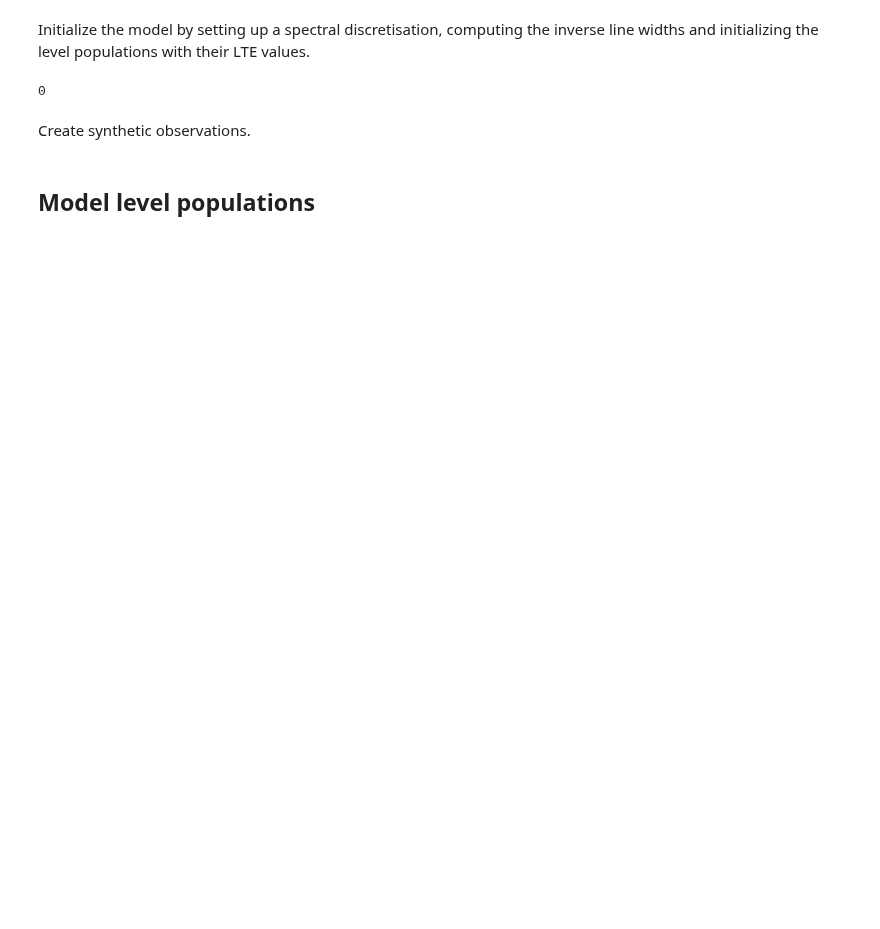
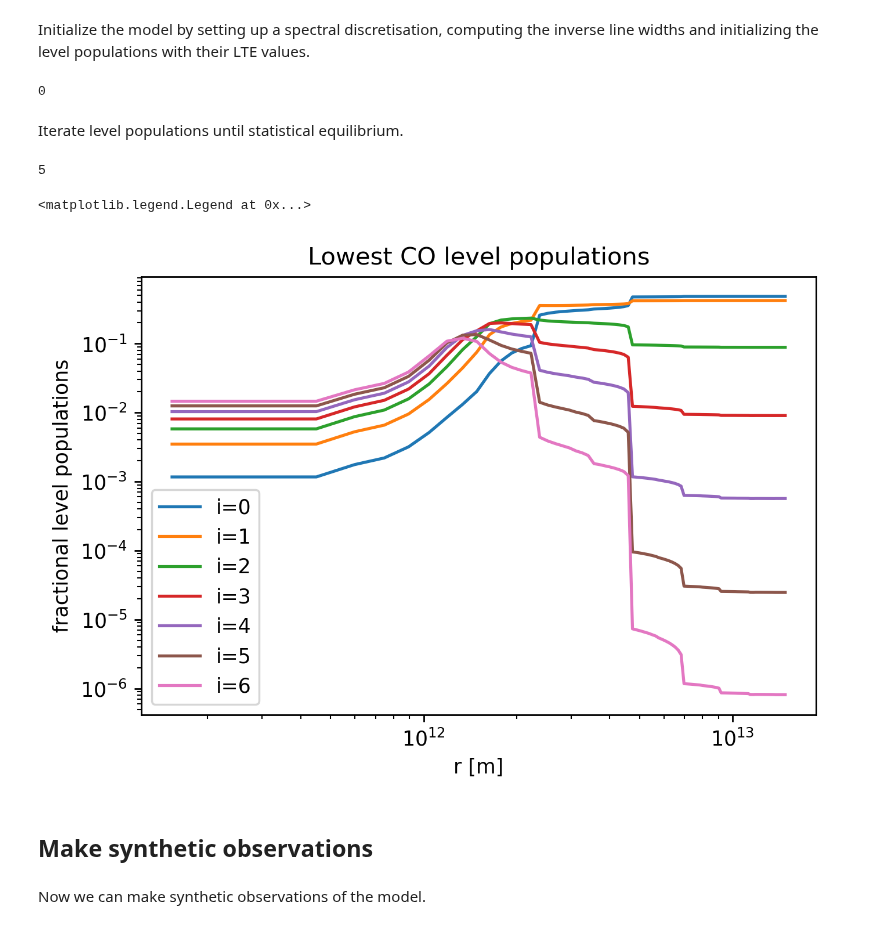
Before and after one commit to Magritte-code/Magritte, a Jupyter notebook: docs/src/1_examples/2_synthetic_observations/0_image_1D_models.ipynb, the cells around one changed output. Cells and saved outputs as stored; diff of their text form; code cells hidden in the pictures; blank space fills up the shorter version.

```diff
--- a/docs/src/1_examples/2_synthetic_observations/0_image_1D_models.ipynb
+++ b/docs/src/1_examples/2_synthetic_observations/0_image_1D_models.ipynb
@@ -68,4 +49,46 @@ model.compute_LTE_level_populations   ()
+# %% [markdown]
+Iterate level populations until statistical equilibrium.
+# %%
+model.compute_level_populations (False, 100)
+# %% [output]
+5
+# %%
+npoints = model.parameters.npoints()                          # Number of points
+nfreqs  = model.parameters.nfreqs()                           # Number of frequency bins
+nlev    = model.lines.lineProducingSpecies[0].linedata.nlev   # Number of levels
+nrays   = model.parameters.nrays()                            # Number of rays
+hnrays  = model.parameters.hnrays()                           # Half nrays
+
+pnts    = model.geometry.points.position
+abns    = model.chemistry.species.abundance
+frqs    = model.radiation.frequencies.nu
+pops    = model.lines.lineProducingSpecies[0].population.reshape((npoints,nlev))
+JJss    = model.radiation.J
+uuss    = model.radiation.u
+fcen    = model.lines.lineProducingSpecies[0].linedata.frequency[0]
+
+rs      = np.array(pnts)[:, 0]
+ns      = np.array(abns)[:, 1]
+vs      = np.array(frqs)
+Js      = np.array(JJss)
+us      = np.array(uuss)
+# %%
+plt.figure(dpi=250)
+plt.title('Lowest CO level populations')
+for i in range(7):
+    plt.plot(rs, pops[:,i]/ns, label=f'i={i}')
+
+plt.xscale('log')
+plt.yscale('log')
+plt.ylabel('fractional level populations')
+plt.xlabel('r [m]')
+plt.legend()
+# %% [output]
+<matplotlib.legend.Legend at 0x...>
+[figure, added]
 # %% [markdown]
-Create synthetic observations.
+## Make synthetic observations
+# %% [markdown]
+Now we can make synthetic observations of the model.
 # %%
 fcen = model.lines.lineProducingSpecies[0].linedata.frequency[0]
@@ -81,2 +105,0 @@ plot.image(model)
-# %% [markdown]
-## Model level populations
```
Also changed, not shown: parts of 20 cells of this notebook, 13 other files.
